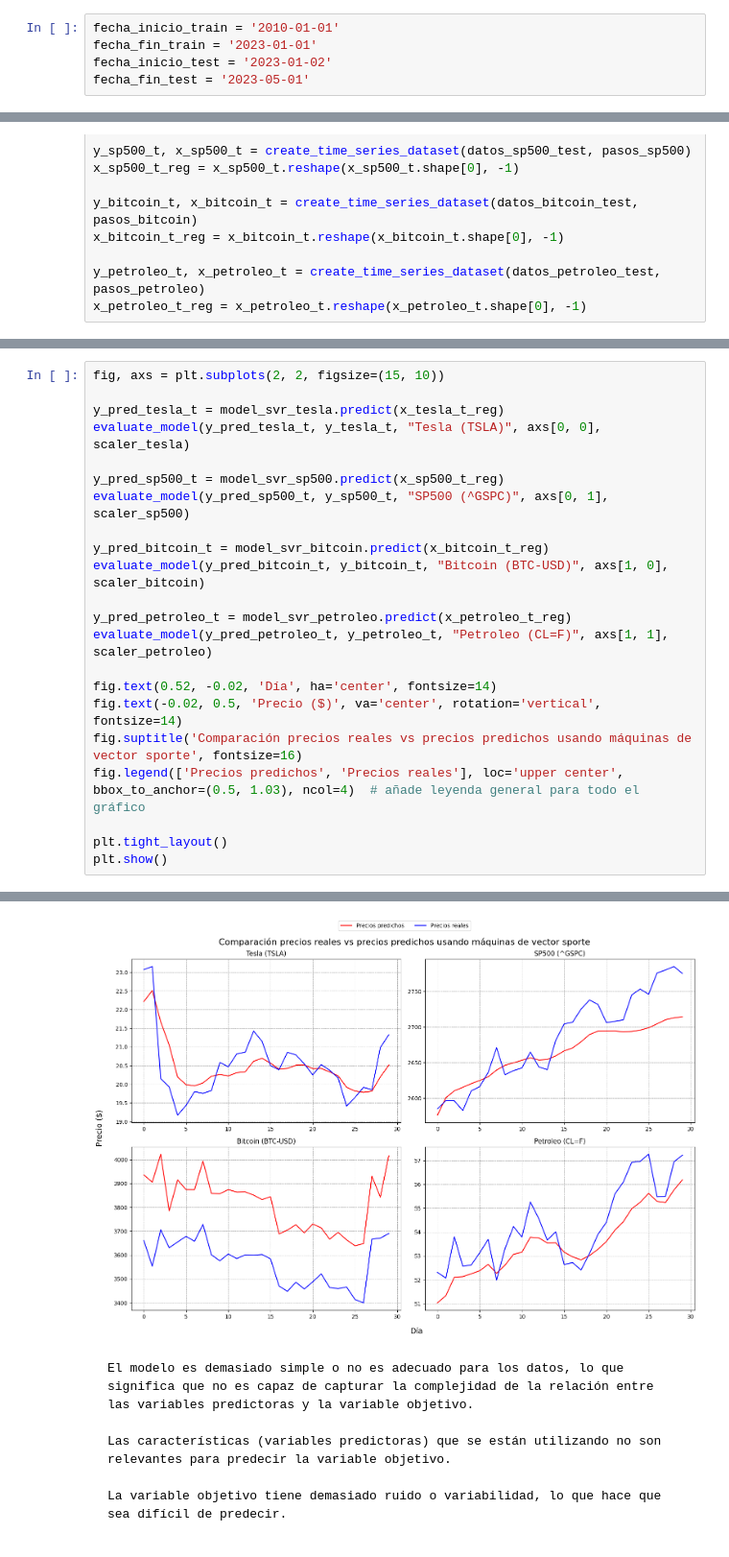
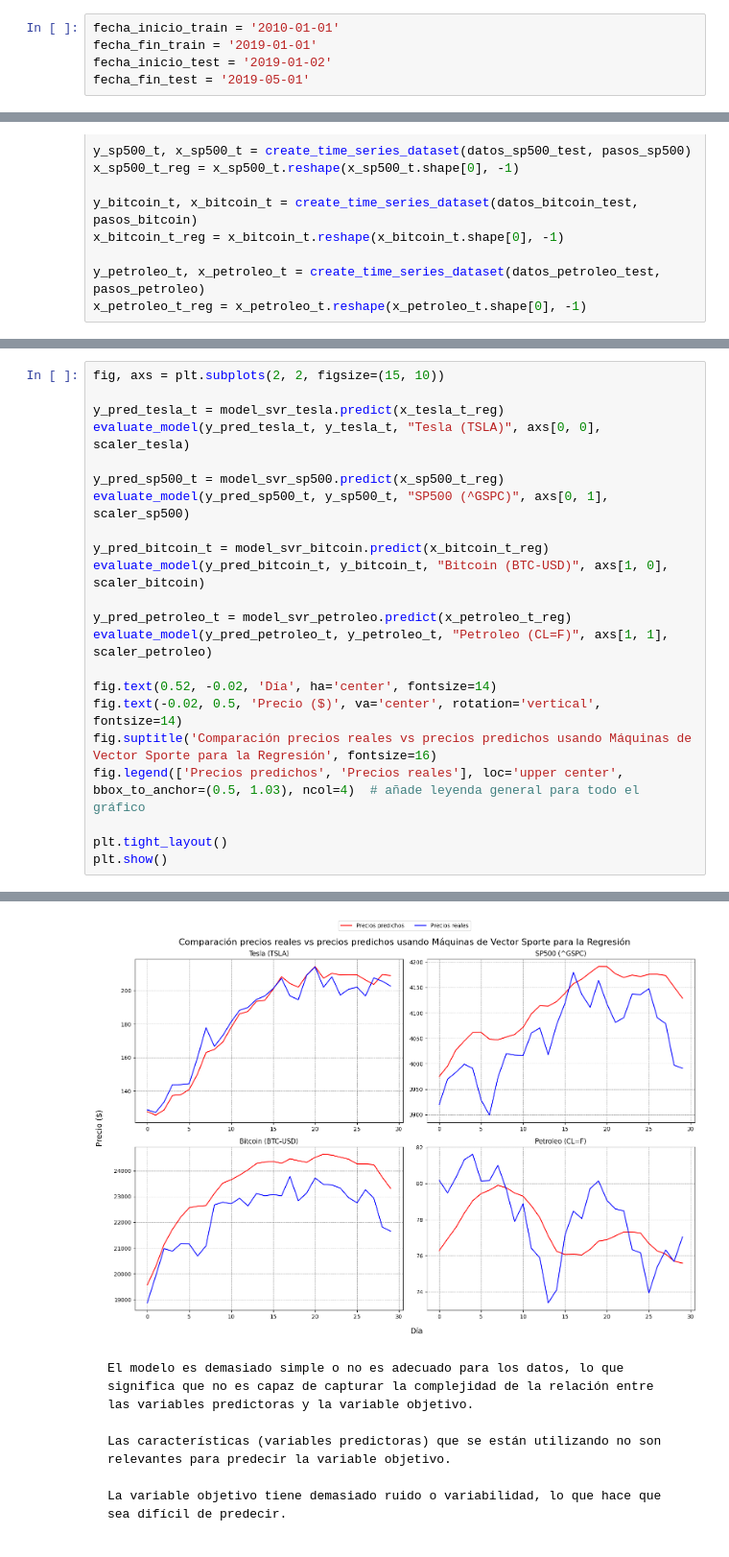
Before and after one commit to samuelvaler/TFM-PRICE-PREDICTION, a Jupyter notebook: Predicciones_2019/TFM_2010_2019.ipynb, the cells around one changed output, grey strips where cells are left out. Shown at 96% size. Cells and saved outputs as stored; diff of their text form.

```diff
--- a/Predicciones_2019/TFM_2010_2019.ipynb
+++ b/Predicciones_2019/TFM_2010_2019.ipynb
@@ -28,9 +28,9 @@ from keras.wrappers.scikit_learn import KerasRegressor
 Definimos las fechas de inicio y fin de train y test
 # %%
 fecha_inicio_train = '2010-01-01'
-fecha_fin_train = '2023-01-01'
-fecha_inicio_test = '2023-01-02'
-fecha_fin_test = '2023-05-01'
+fecha_fin_train = '2019-01-01'
+fecha_inicio_test = '2019-01-02'
+fecha_fin_test = '2019-05-01'
 # %% [markdown]
 Obtenemos los datos de train
 # %%
@@ -523,7 +523,7 @@ evaluate_model(y_pred_petroleo_t, y_petroleo_t, "Petroleo (CL=F)", axs[1, 1], sc
 
 fig.text(0.52, -0.02, 'Día', ha='center', fontsize=14)
 fig.text(-0.02, 0.5, 'Precio ($)', va='center', rotation='vertical', fontsize=14)
-fig.suptitle('Comparación precios reales vs precios predichos usando máquinas de vector sporte', fontsize=16)
+fig.suptitle('Comparación precios reales vs precios predichos usando Máquinas de Vector Sporte para la Regresión', fontsize=16)
 fig.legend(['Precios predichos', 'Precios reales'], loc='upper center', bbox_to_anchor=(0.5, 1.03), ncol=4)  # añade leyenda general para todo el gráfico
 
 plt.tight_layout()
@@ -549,4 +549,4 @@ R²:  0.8776817839681235
-[figure, old version]
+[figure, new version]
 # %% [markdown]
     El modelo es demasiado simple o no es adecuado para los datos, lo que significa que no es capaz de capturar la complejidad de la relación entre las variables predictoras y la variable objetivo.
 
```
Also changed, not shown: parts of 8 cells of this notebook.
